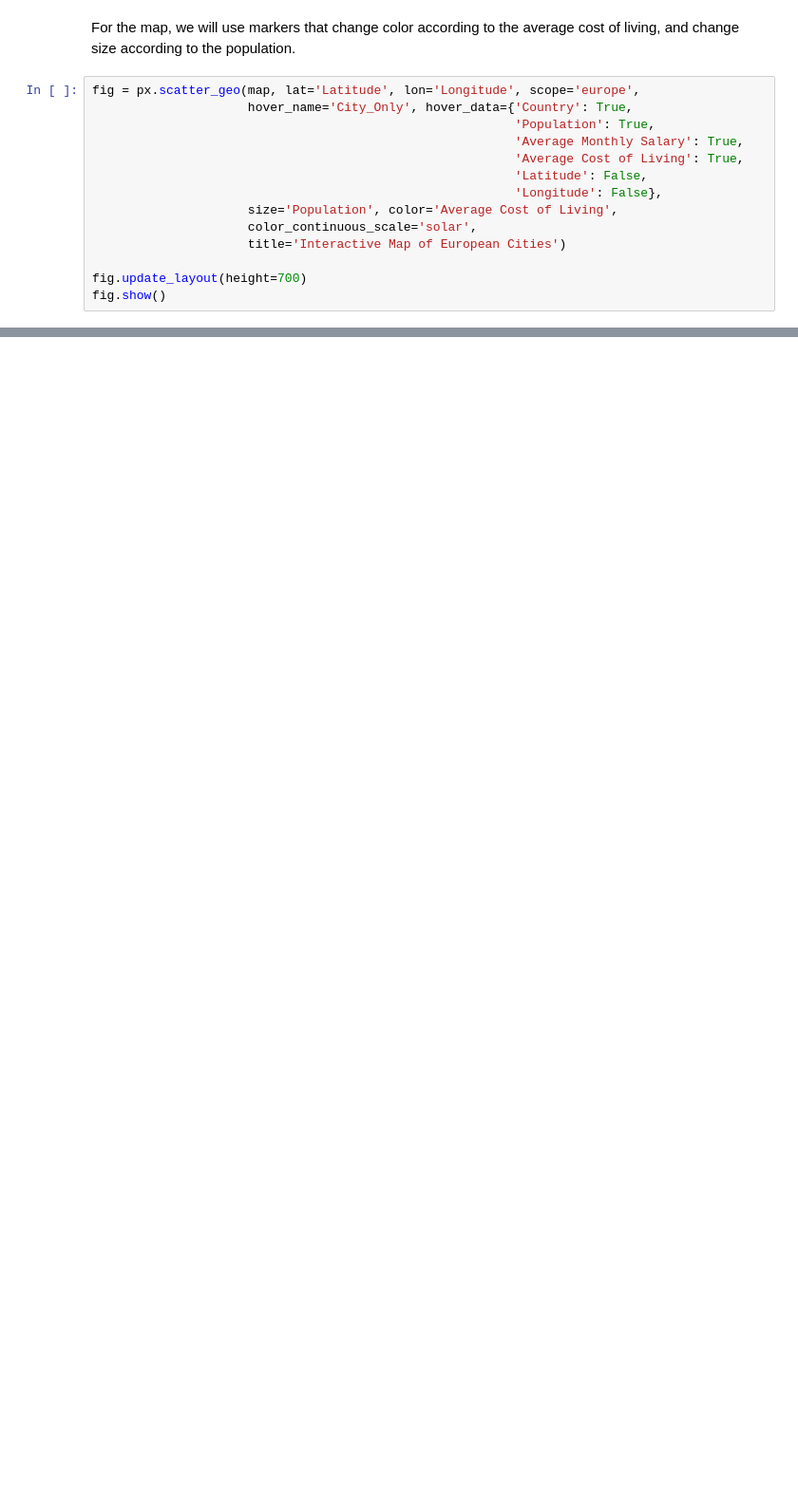
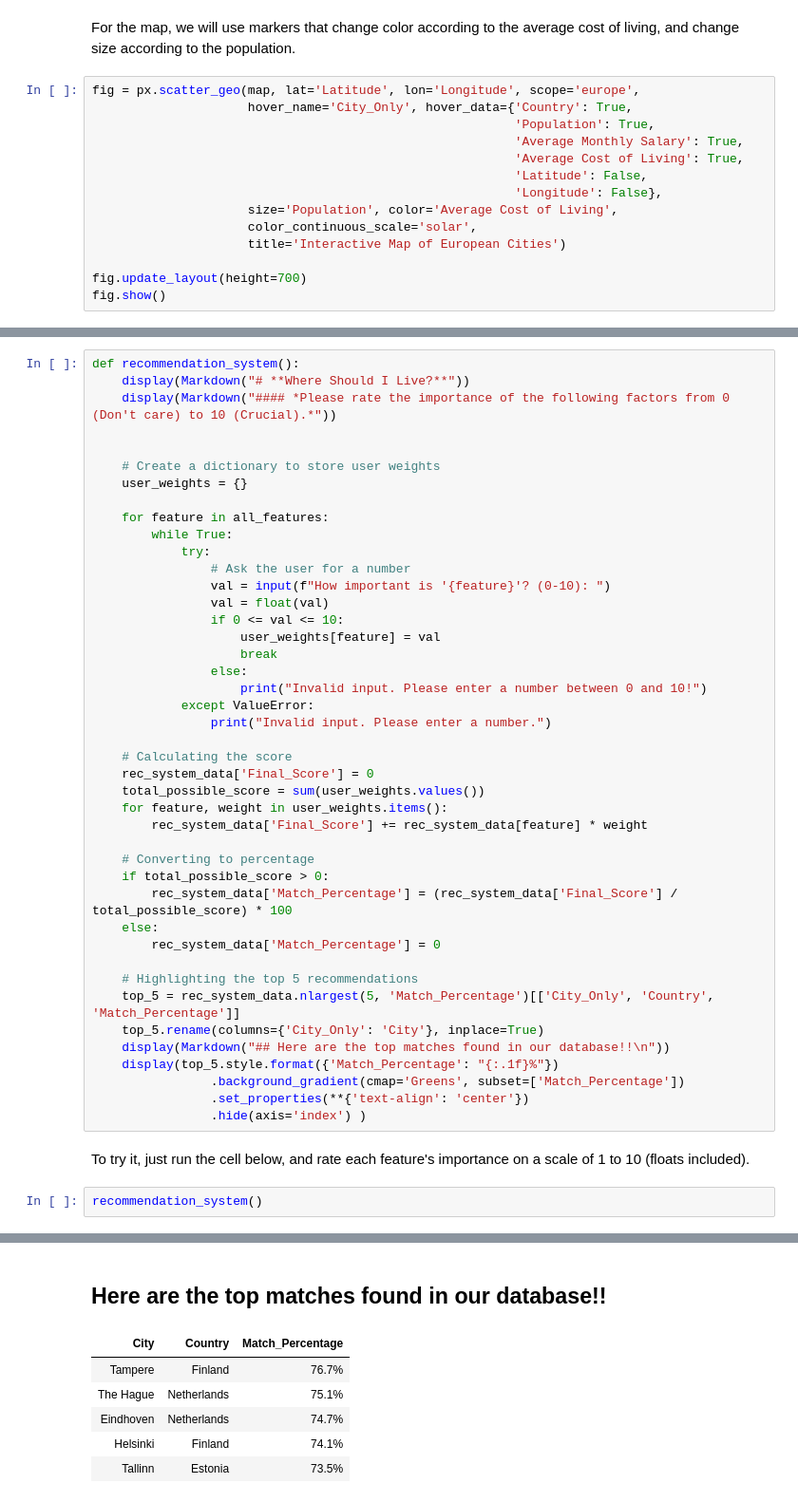
Before and after one commit to lucasvcasimiro-byte/Group10_PDS_Project_2526, a Jupyter notebook: GROUP10_PDS_202526_NB1.ipynb, the cells around one changed output, grey strips where cells are left out. Shown at 95% size. Saved outputs shown, nothing was run; the diff lists cells and outputs as text; blank space fills up the shorter version.

```diff
--- a/GROUP10_PDS_202526_NB1.ipynb
+++ b/GROUP10_PDS_202526_NB1.ipynb
@@ -617,0 +747,48 @@ external_data.head()
+# %%
+def recommendation_system():
+    display(Markdown("# **Where Should I Live?**"))
+    display(Markdown("#### *Please rate the importance of the following factors from 0 (Don't care) to 10 (Crucial).*"))
+
+
+    # Create a dictionary to store user weights
+    user_weights = {}
+
+    for feature in all_features:
+        while True:
+            try:
+                # Ask the user for a number
+                val = input(f"How important is '{feature}'? (0-10): ")
+                val = float(val)
+                if 0 <= val <= 10:
+                    user_weights[feature] = val
+                    break
+                else:
+                    print("Invalid input. Please enter a number between 0 and 10!")
+            except ValueError:
+                print("Invalid input. Please enter a number.")
+
+    # Calculating the score
+    rec_system_data['Final_Score'] = 0
+    total_possible_score = sum(user_weights.values())
+    for feature, weight in user_weights.items():
+        rec_system_data['Final_Score'] += rec_system_data[feature] * weight
+
+    # Converting to percentage
+    if total_possible_score > 0:
+        rec_system_data['Match_Percentage'] = (rec_system_data['Final_Score'] / total_possible_score) * 100
+    else:
+        rec_system_data['Match_Percentage'] = 0
+
+    # Highlighting the top 5 recommendations
+    top_5 = rec_system_data.nlargest(5, 'Match_Percentage')[['City_Only', 'Country', 'Match_Percentage']]
+    top_5.rename(columns={'City_Only': 'City'}, inplace=True)
+    display(Markdown("## Here are the top matches found in our database!!\n"))
+    display(top_5.style.format({'Match_Percentage': "{:.1f}%"})
+                .background_gradient(cmap='Greens', subset=['Match_Percentage'])
+                .set_properties(**{'text-align': 'center'})
+                .hide(axis='index') )
+# %% [markdown]
+To try it, just run the cell below, and rate each feature's importance on a scale of 1 to 10 (floats included).
+# %%
+recommendation_system()
+# %% [output]
@@ -617,0 +797,7 @@ external_data.head()
+## Here are the top matches found in our database!!
+| City | Country | Match_Percentage |
+| Tampere | Finland | 76.7% |
+| The Hague | Netherlands | 75.1% |
+| Eindhoven | Netherlands | 74.7% |
+| Helsinki | Finland | 74.1% |
+| Tallinn | Estonia | 73.5% |
```
Also changed, not shown: parts of 29 cells of this notebook.
